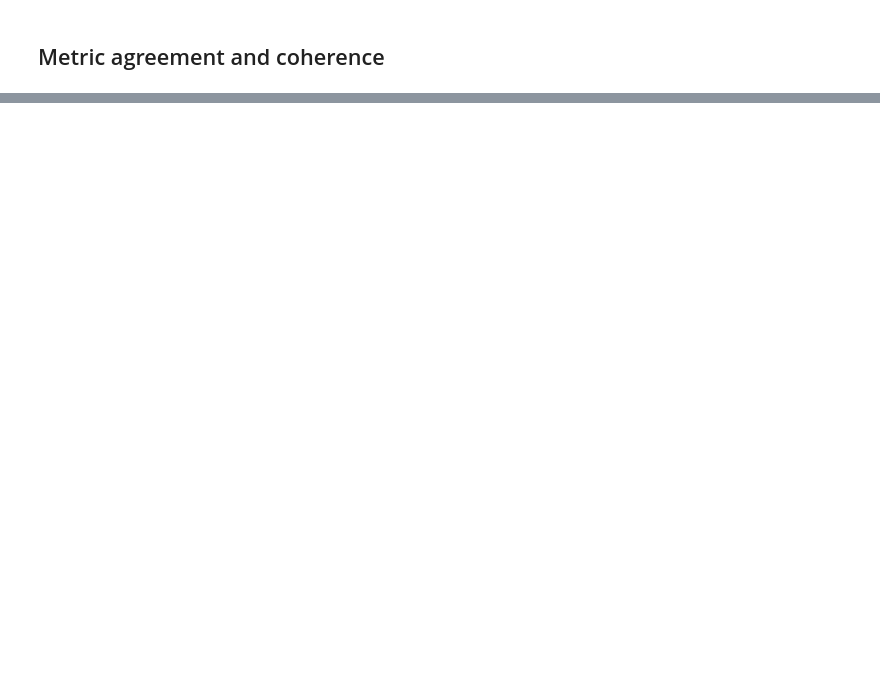
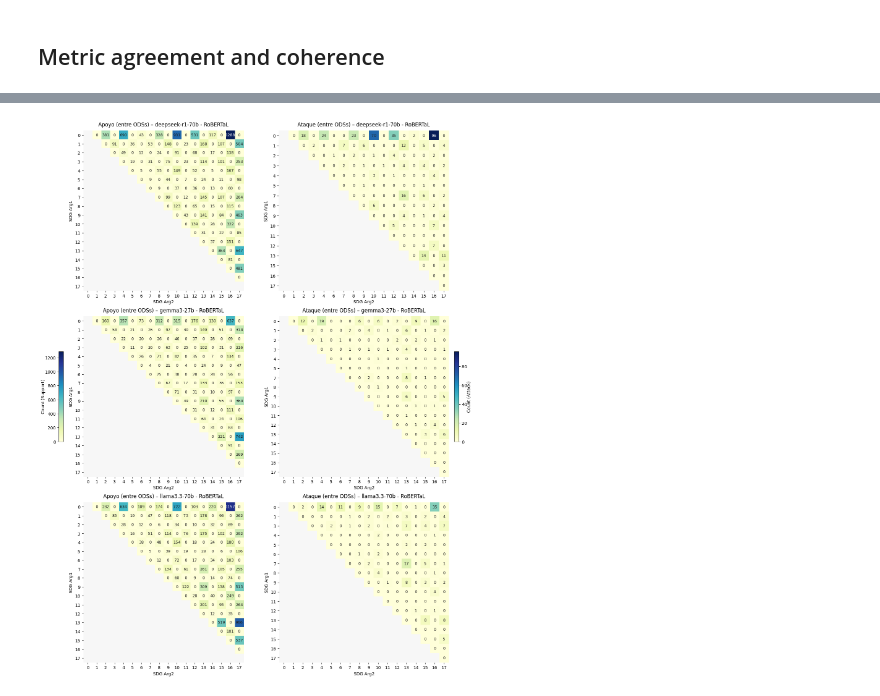
Before and after one commit to camipalo/TFM, a Jupyter notebook: 4_Analyse/4.2_CalculateMetrics_ArgClassification.ipynb, the cells around one changed output, grey strips where cells are left out. Saved outputs shown, nothing was run; the diff lists cells and outputs as text; code cells hidden in the pictures; blank space fills up the shorter version.

```diff
--- a/4_Analyse/4.2_CalculateMetrics_ArgClassification.ipynb
+++ b/4_Analyse/4.2_CalculateMetrics_ArgClassification.ipynb
@@ -1262,0 +1968,57 @@ intra_metrics_df.to_csv(os.path.join(output_dir, f"{prefix}_intra_metrics.csv"),
+# %%
+# ---- 3x2 grid with shared scales; different text-color thresholds per group ----
+fig, axes = plt.subplots(3, 2, figsize=(14, 18), constrained_layout=True)
+
+support_dfs = [
+    heatmaps["deepseek-r1-70b"]["Support"],
+    heatmaps["gemma3-27b"]["Support"],
+    heatmaps["llama3.3-70b"]["Support"],
+]
+attack_dfs = [
+    heatmaps["deepseek-r1-70b"]["Attack"],
+    heatmaps["gemma3-27b"]["Attack"],
+    heatmaps["llama3.3-70b"]["Attack"],
+]
+
+# shared ranges
+vmin_s, vmax_s = visible_min_max(support_dfs)
+vmin_a, vmax_a = visible_min_max(attack_dfs)
+
+# thresholds for label color
+THRESH_WHITE_SUPPORT = 1000
+THRESH_WHITE_ATTACK  = 80
+
+# plot
+im_s0 = plot_heatmap(support_dfs[0], "Apoyo (entre ODSs) – deepseek-r1-70b - RoBERTaL",
+                     ax=axes[0,0], show_values=False,
+                     vmin=vmin_s, vmax=vmax_s, threshold_white=THRESH_WHITE_SUPPORT)
+plot_heatmap(attack_dfs[0],  "Ataque (entre ODSs) – deepseek-r1-70b - RoBERTaL",
+             ax=axes[0,1], show_values=False,
+             vmin=vmin_a, vmax=vmax_a, threshold_white=THRESH_WHITE_ATTACK)
+
+im_s1 = plot_heatmap(support_dfs[1], "Apoyo (entre ODSs) – gemma3-27b - RoBERTaL",
+                     ax=axes[1,0], show_values=False,
+                     vmin=vmin_s, vmax=vmax_s, threshold_white=THRESH_WHITE_SUPPORT)
+plot_heatmap(attack_dfs[1],  "Ataque (entre ODSs) – gemma3-27b - RoBERTaL",
+             ax=axes[1,1], show_values=False,
+             vmin=vmin_a, vmax=vmax_a, threshold_white=THRESH_WHITE_ATTACK)
+
+im_s2 = plot_heatmap(support_dfs[2], "Apoyo (entre ODSs) – llama3.3-70b - RoBERTaL",
+                     ax=axes[2,0], show_values=False,
+                     vmin=vmin_s, vmax=vmax_s, threshold_white=THRESH_WHITE_SUPPORT)
+im_a2 = plot_heatmap(attack_dfs[2],  "Ataque (entre ODSs) – llama3.3-70b - RoBERTaL",
+                     ax=axes[2,1], show_values=False,
+                     vmin=vmin_a, vmax=vmax_a, threshold_white=THRESH_WHITE_ATTACK)
+
+# shared colorbars per column/group
+cbar_s = fig.colorbar(im_s0, ax=[axes[0,0], axes[1,0], axes[2,0]],
+                      fraction=0.025, pad=0.03, location="left")
+cbar_s.ax.set_ylabel("Count (Support)", rotation=90, va="center")
+
+cbar_a = fig.colorbar(im_a2, ax=[axes[0,1], axes[1,1], axes[2,1]],
+                      fraction=0.025, pad=0.03, location="right")
+cbar_a.ax.set_ylabel("Count (Attack)", rotation=90, va="center")
+
+plt.show()
+# %% [output]
+[figure, added]
```
Also changed, not shown: parts of 20 cells of this notebook, 3 other files.
